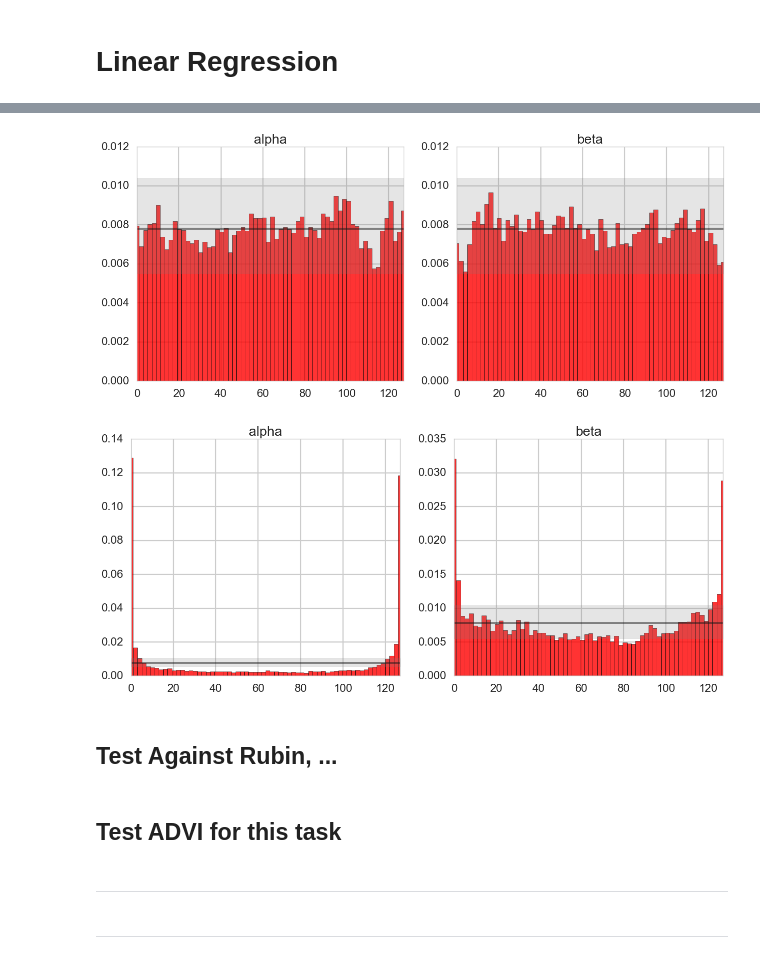
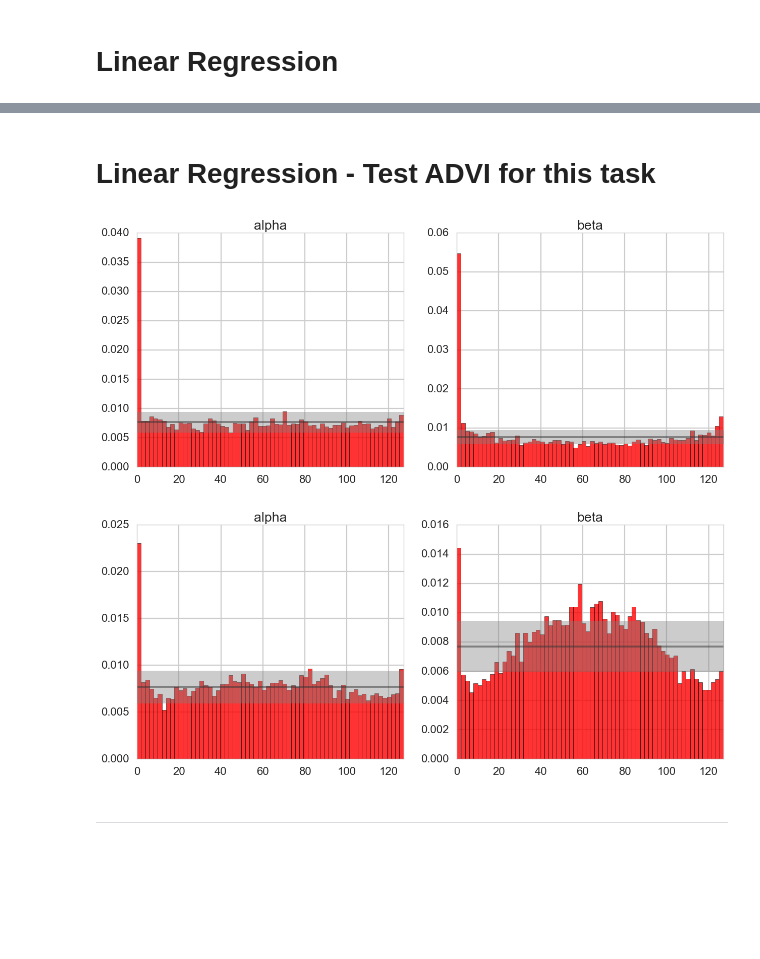
Before and after one commit to NickHoernle/mit-bayesian-inference, a Jupyter notebook: notebooks/6882_presentation.ipynb, the cells around one changed output, grey strips where cells are left out. Drawn from its saved outputs; the diff is of its cells as text; code cells hidden in the pictures; blank space fills up the shorter version.

```diff
--- a/notebooks/6882_presentation.ipynb
+++ b/notebooks/6882_presentation.ipynb
@@ -165,0 +284,14 @@ results_alpha, results_beta = algorithm(generate_data1, exp1, ['alpha', 'beta'])
+# %%
+N = 10000
+quantiles = {'alpha': np.zeros(N, dtype=np.float16), 'beta': np.zeros(N, dtype=np.float16)}
+
+for i in range(N):
+    theta_sample = generate_data1()
+    fit = exp1.sampling(data=theta_sample, iter=1000, warmup=750, chains=1)
+    la = fit.extract(permuted=True)
+
+    for theta in ['alpha', 'beta']:
+        samp_theta = la.get(theta)
+        abs_theta = np.abs(la.get(theta))
+        quantile = np.sum(abs_theta*(samp_theta < theta_sample[theta])/np.sum(abs_theta))
+        quantiles[theta][i] = quantile
@@ -165,0 +324,2 @@ results_alpha, results_beta = algorithm(generate_data1, exp1, ['alpha', 'beta'])
+# %% [markdown]
+# Linear Regression - Test ADVI for this task
@@ -166,23 +368,26 @@ results_alpha, results_beta = algorithm(generate_data1, exp1, ['alpha', 'beta'])
+# %%
+advi_ranks = pickle.load(open('./advi_results.pkl', 'rb'))
+alpha_mf, beta_mf, alpha_fr, beta_fr = advi_ranks['alpha_mf'],advi_ranks['beta_mf'],advi_ranks['alpha_fr'],advi_ranks['beta_fr']
 # %%
 fig, axes = plt.subplots(1,2,figsize=(15,6))
-bins = (L+1)//2
+# bins = (1+1)//2
 
-end_points = stats.binom(n=N, p=1/(L+1)).interval(0.995)
-median = stats.binom(n=N, p=1/(L+1), loc=0).median()
+end_points = stats.binom(n=N, p=1/(bins+1)).interval(0.995)
+median = stats.binom(n=N, p=1/(bins+1), loc=0).median()
 
-axes[0].hist(results_alpha, alpha=0.8, normed=True, color='r', bins=bins, range=[-1,L+1])
-axes[1].hist(results_beta, alpha=0.8, normed=True, color='r', bins=bins, range=[-1,L+1])
+axes[0].hist(alpha_mf, alpha=0.8, normed=True, color='r', bins=bins, range=[0,L])
+axes[1].hist(beta_mf, alpha=0.8, normed=True, color='r', bins=bins, range=[0,L])
 axes[0].set_title('alpha')
 axes[1].set_title('beta')
 
-axes[0].axhline(y=median/N, alpha=0.5, color='black')
-axes[0].fill_between(x=np.arange(0,L+1), y1=end_points[0]/N, y2=end_points[1]/N, color='gray', alpha=0.2, zorder=100)
-axes[1].axhline(y=median/N, alpha=0.5, color='black')
-axes[1].fill_between(x=np.arange(0,L+1), y1=end_points[0]/N, y2=end_points[1]/N, color='gray', alpha=0.2, zorder=100)
+axes[0].axhline(y=median/(N*2), alpha=0.5, color='black')
+axes[0].fill_between(x=np.arange(0,L+1), y1=end_points[0]/(N*2), y2=end_points[1]/(N*2), color='gray', alpha=0.4, zorder=100)
+axes[1].axhline(y=median/(N*2), alpha=0.5, color='black')
+axes[1].fill_between(x=np.arange(0,L+1), y1=end_points[0]/(N*2), y2=end_points[1]/(N*2), color='gray', alpha=0.4, zorder=100)
 
 axes[0].set_xlim([0,L])
 axes[1].set_xlim([0,L])
 
 plt.show()
 # %% [output]
-[figure, old version]
+[figure, new version]
@@ -191,25 +394,23 @@ results_alphat, results_betat = algorithm(generate_data1, exp_tight_prior, ['alp
 # %%
 fig, axes = plt.subplots(1,2,figsize=(15,6))
-bins = (L+1)//2
+# bins = (1+1)//2
 
-end_points = stats.binom(n=N, p=1/(L+1)).interval(0.995)
-median = stats.binom(n=N, p=1/(L+1), loc=0).median()
+end_points = stats.binom(n=N, p=1/(bins+1)).interval(0.995)
+median = stats.binom(n=N, p=1/(bins+1), loc=0).median()
 
-axes[0].hist(results_alphat, alpha=0.8, normed=True, color='r', bins=bins, range=[-1,L+1])
-axes[1].hist(results_betat, alpha=0.8, normed=True, color='r', bins=bins, range=[-1,L+1])
+axes[0].hist(np.array(alpha_fr), alpha=0.8, normed=True, color='r', bins=bins, range=(0,L))
+axes[1].hist(np.array(beta_fr), alpha=0.8, normed=True, color='r', bins=bins, range=(0,L))
 axes[0].set_title('alpha')
 axes[1].set_title('beta')
 
-axes[0].axhline(y=median/N, alpha=0.5, color='black')
-axes[0].fill_between(x=np.arange(0,L+1), y1=end_points[0]/N, y2=end_points[1]/N, color='gray', alpha=0.2, zorder=100)
-axes[1].axhline(y=median/N, alpha=0.5, color='black')
-axes[1].fill_between(x=np.arange(0,L+1), y1=end_points[0]/N, y2=end_points[1]/N, color='gray', alpha=0.2, zorder=100)
+axes[0].axhline(y=median/(N*2), alpha=0.5, color='black')
+axes[0].fill_between(x=np.arange(0,L+1), y1=end_points[0]/(N*2), y2=end_points[1]/(N*2), color='gray', alpha=0.4, zorder=100)
+axes[1].axhline(y=median/(N*2), alpha=0.5, color='black')
+axes[1].fill_between(x=np.arange(0,L+1), y1=end_points[0]/(N*2), y2=end_points[1]/(N*2), color='gray', alpha=0.4, zorder=100)
 
 axes[0].set_xlim([0,L])
 axes[1].set_xlim([0,L])
 
 plt.show()
 # %% [output]
-[figure, old version]
+[figure, new version]
-# %% [markdown]
-## Test Against Rubin, ...
@@ -218,7 +417,3 @@ plt.hist(range=[0,100])
-# %% [markdown]
-## Test ADVI for this task
-# %% [markdown]
-<hr />
 # %% [markdown]
 <hr/>
 # %% [markdown]
```
Also changed, not shown: parts of 54 cells of this notebook, 1 other file.
